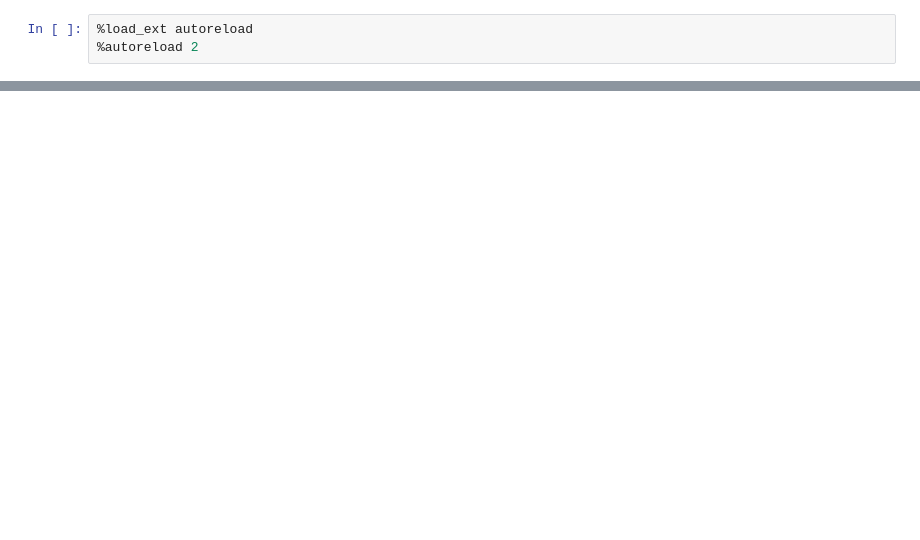
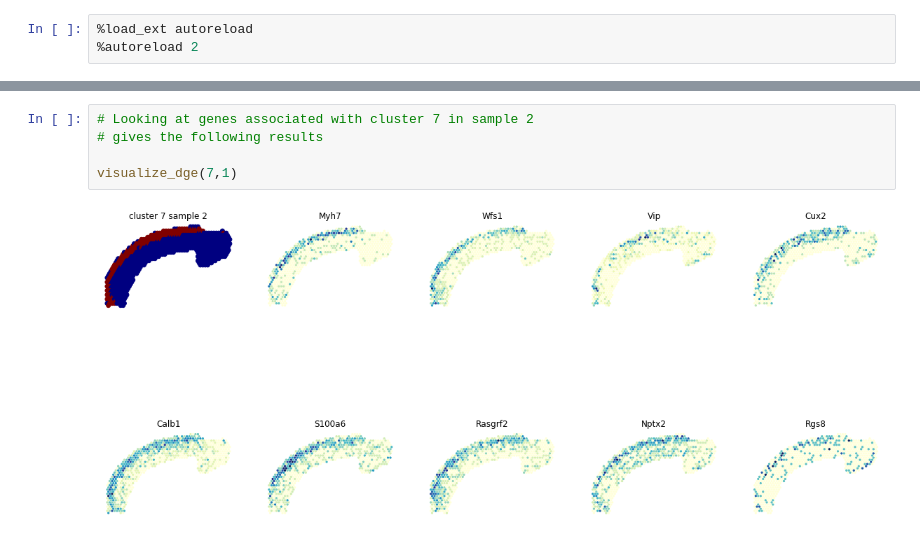
Before and after one commit to almaan/spacetx, a Jupyter notebook: examples/Example-2.ipynb, the cells around one changed output, grey strips where cells are left out. Drawn from its saved outputs; the diff is of its cells as text; blank space fills up the shorter version.

```diff
--- a/examples/Example-2.ipynb
+++ b/examples/Example-2.ipynb
@@ -156,0 +306,7 @@ for ii in range(4):
+# %%
+# Looking at genes associated with cluster 7 in sample 2
+# gives the following results
+
+visualize_dge(7,1)
+# %% [output]
+[figure, added]
```
Also changed, not shown: parts of 17 cells of this notebook, 4 other files.
